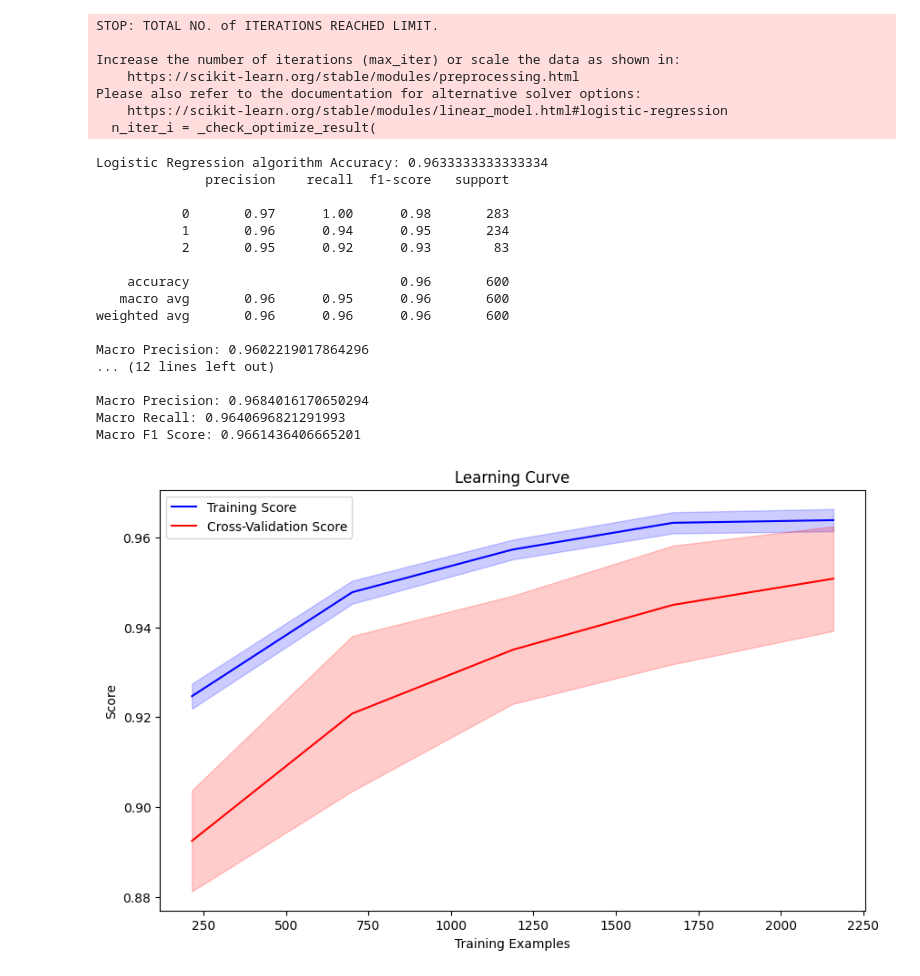
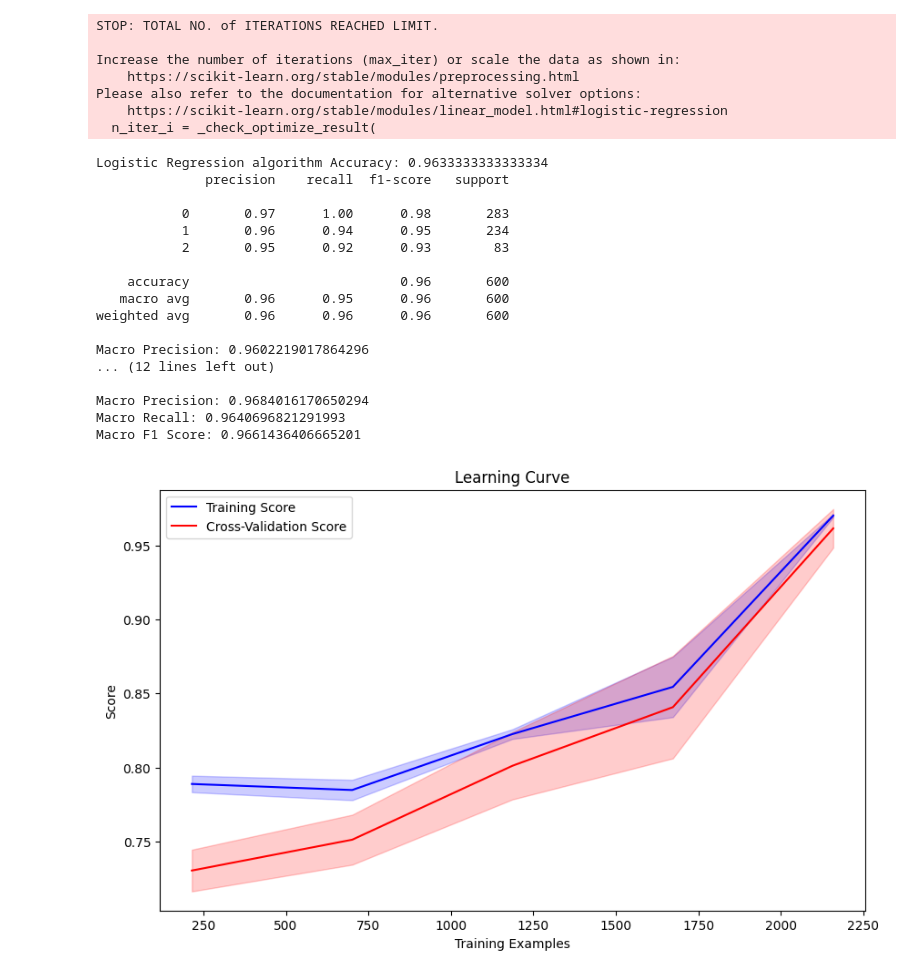
Before and after one commit to GutemaB2015/Gutema-thesis, a Jupyter notebook: Final.ipynb, the cells around one changed output. Cells and saved outputs as stored; diff of their text form; code cells hidden in the pictures.

```diff
--- a/Final.ipynb
+++ b/Final.ipynb
@@ -189,7 +189,7 @@ print("Macro F1 Score:", f1_score)
 
 
 # Create an SVM classifier
-svmClassifier = SVC(kernel='rbf', C = 200)
+svmClassifier = SVC(kernel='rbf', C = 450)
 svmClassifier.fit(X_train, y_train)
 y_pred = svmClassifier.predict(X_test)
 print("SVM Classifier Accuracy:", svmClassifier.score(X_test, y_test))
@@ -204,7 +204,7 @@ print("Macro F1 Score:", f1_score)
 
 
 # Plot learning curve
-train_sizes, train_scores, test_scores = learning_curve(knClassifier, X_train, y_train, cv=10)
+train_sizes, train_scores, test_scores = learning_curve(svmClassifier, X_train, y_train, cv=10)
 
 # Calculate mean and standard deviation for training and testing scores
 train_scores_mean = np.mean(train_scores, axis=1)
@@ -240,31 +240,31 @@ weighted avg       0.97      0.96      0.97       600
 Macro Precision: 0.9326923076923078
 ... (40 lines left out)
 
 Macro Precision: 0.9326923076923078
 Macro Recall: 0.9700854700854701
 Macro F1 Score: 0.9469068896625155
 STOP: TOTAL NO. of ITERATIONS REACHED LIMIT.
 
 Increase the number of iterations (max_iter) or scale the data as shown in:
     https://scikit-learn.org/stable/modules/preprocessing.html
 Please also refer to the documentation for alternative solver options:
     https://scikit-learn.org/stable/modules/linear_model.html#logistic-regression
   n_iter_i = _check_optimize_result(
 Logistic Regression algorithm Accuracy: 0.9633333333333334
               precision    recall  f1-score   support
 
            0       0.97      1.00      0.98       283
            1       0.96      0.94      0.95       234
            2       0.95      0.92      0.93        83
 
     accuracy                           0.96       600
    macro avg       0.96      0.95      0.96       600
 weighted avg       0.96      0.96      0.96       600
 
 Macro Precision: 0.9602219017864296
 ... (12 lines left out)
 
 Macro Precision: 0.9684016170650294
 Macro Recall: 0.9640696821291993
 Macro F1 Score: 0.9661436406665201
-[figure, old version]
+[figure, new version]
```
